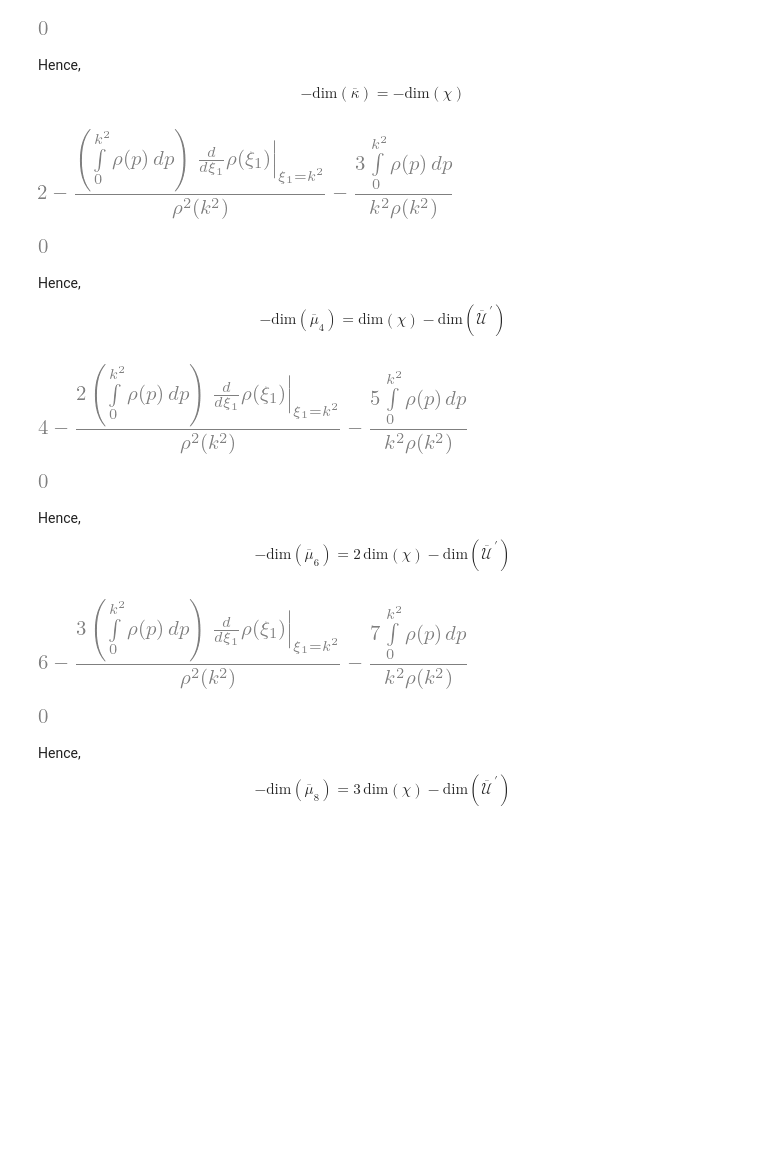
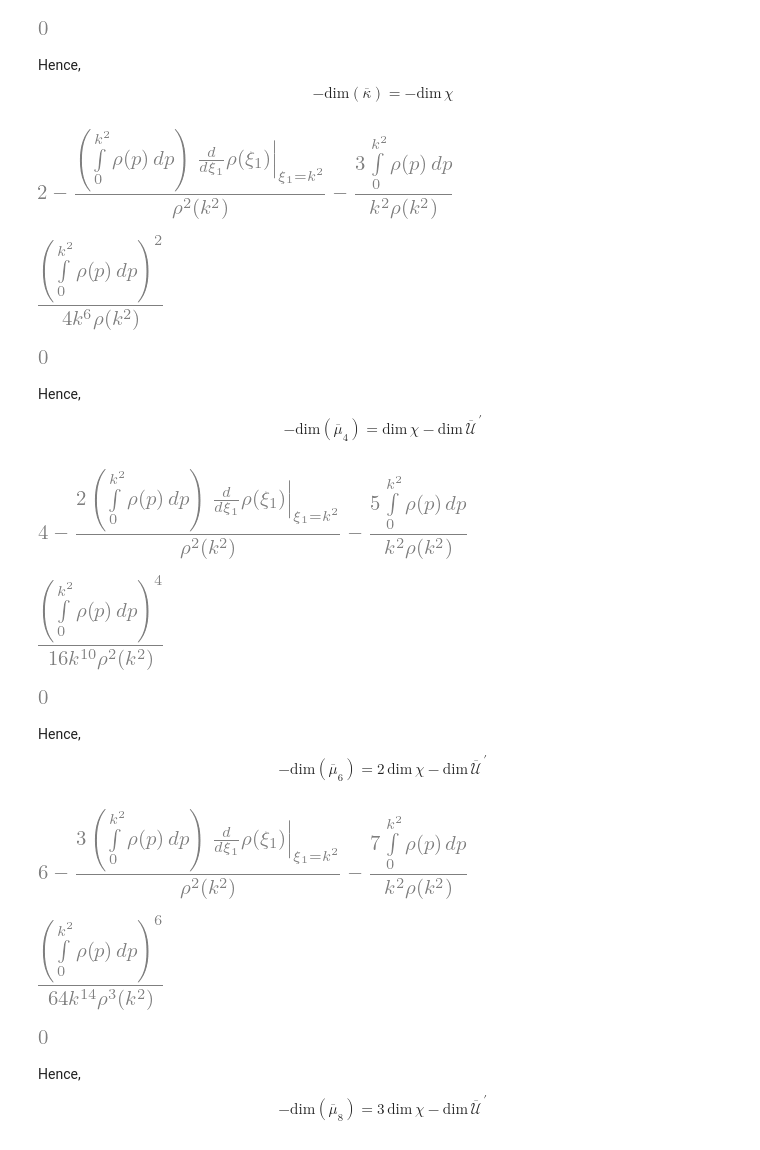
Before and after one commit to thesfinox/stochastic-signal-detection, a Jupyter notebook: formulae.ipynb, the cells around one changed output. Cells and saved outputs as stored; diff of their text form; code cells hidden in the pictures; blank space fills up the shorter version.

```diff
--- a/formulae.ipynb
+++ b/formulae.ipynb
@@ -239,7 +274,7 @@ Hence,
 $$
 -\mathrm{dim}(\overline{\kappa})
 =
--\mathrm{dim}(\chi)
+-\mathrm{dim}\, \chi
 $$
 # %%
 def lambda_u4(k):
@@ -253,4 +288,8 @@ def mdim_u4(k):
 mdim_u4(k).simplify()
 # %% [output]
 [figure]
+# %%
+lambda_u4(k).simplify()
+# %% [output]
+[figure, added]
 # %%
@@ -262,9 +301,9 @@ Hence,
 $$
 -\mathrm{dim}(\overline{\mu}_4)
 =
-\mathrm{dim}(\chi)
+\mathrm{dim}\, \chi
 -
-\mathrm{dim}(\overline{\mathcal{U}}^{\,\prime})
+\mathrm{dim}\, \overline{\mathcal{U}}^{\,\prime}
 $$
 # %%
 def lambda_u6(k):
@@ -278,4 +317,8 @@ def mdim_u6(k):
 mdim_u6(k).simplify()
 # %% [output]
 [figure]
+# %%
+lambda_u6(k).simplify()
+# %% [output]
+[figure, added]
 # %%
@@ -287,9 +330,9 @@ Hence,
 $$
 -\mathrm{dim}(\overline{\mu}_6)
 =
-2\, \mathrm{dim}(\chi)
+2\, \mathrm{dim}\, \chi
 -
-\mathrm{dim}(\overline{\mathcal{U}}^{\,\prime})
+\mathrm{dim}\, \overline{\mathcal{U}}^{\,\prime}
 $$
 # %%
 def lambda_u8(k):
@@ -303,4 +346,8 @@ def mdim_u8(k):
 mdim_u8(k).simplify()
 # %% [output]
 [figure]
+# %%
+lambda_u8(k).simplify()
+# %% [output]
+[figure, added]
 # %%
@@ -312,7 +359,7 @@ Hence,
 $$
 -\mathrm{dim}(\overline{\mu}_8)
 =
-3\, \mathrm{dim}(\chi)
+3\, \mathrm{dim}\, \chi
 -
-\mathrm{dim}(\overline{\mathcal{U}}^{\,\prime})
+\mathrm{dim}\, \overline{\mathcal{U}}^{\,\prime}
 $$
```
Also changed, not shown: parts of 20 cells of this notebook.
